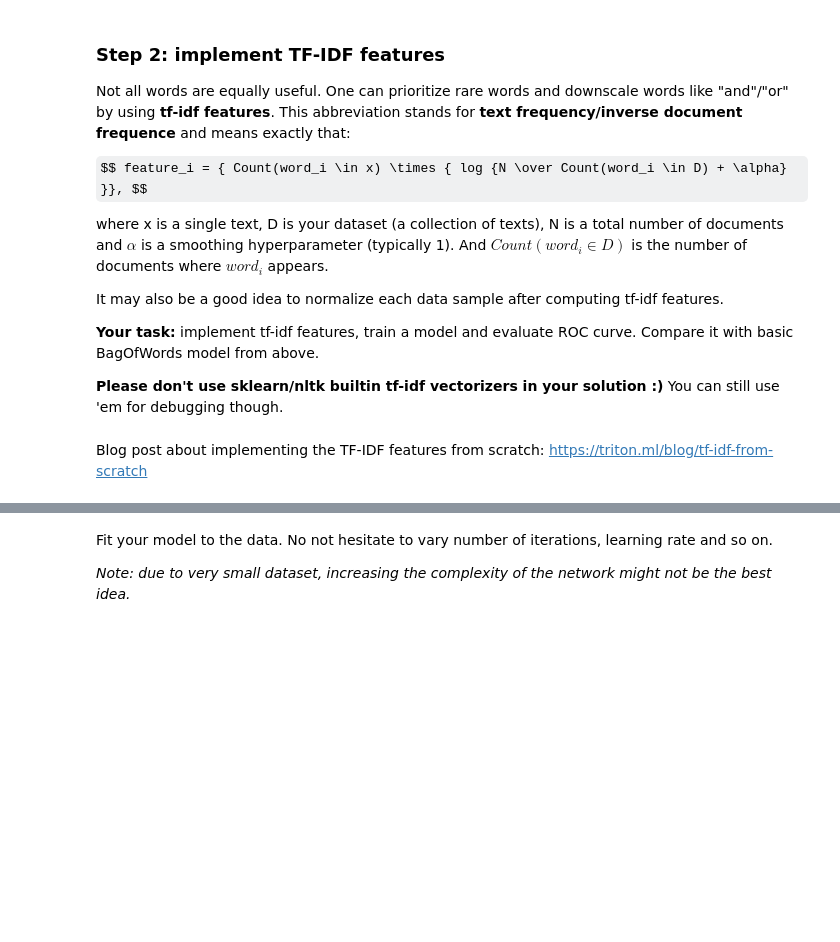
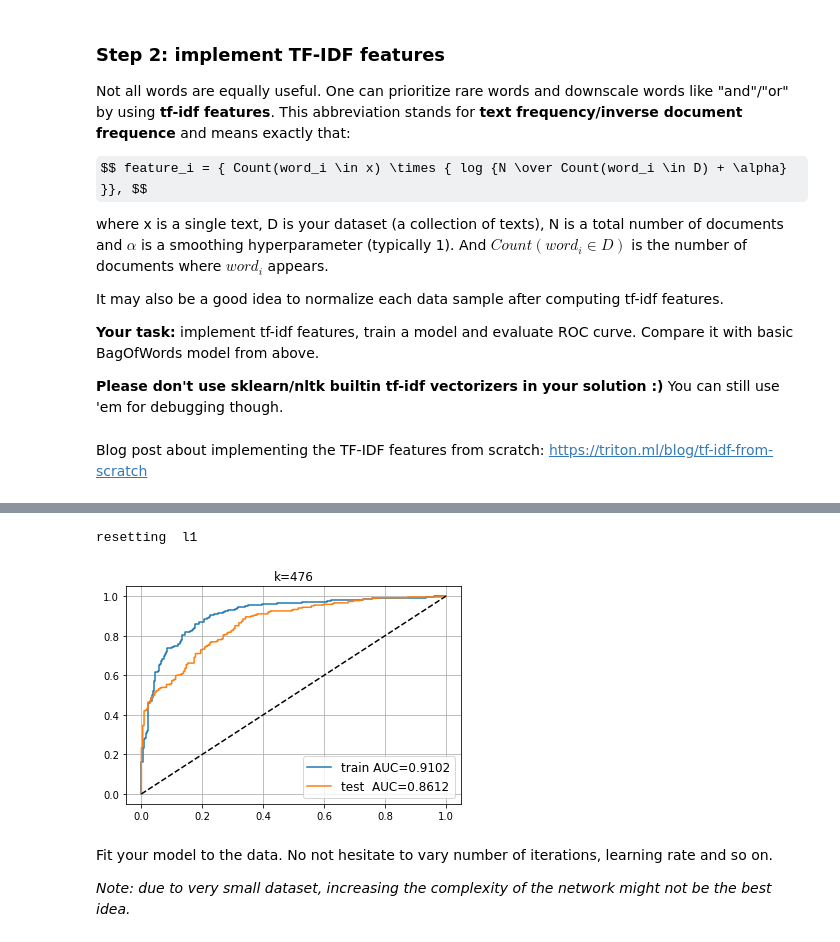
Before and after one commit to voiteshonok/made_nlp_course, a Jupyter notebook: homeworks/homework01_word_vectors/homework01_texts.ipynb, the cells around one changed output, grey strips where cells are left out. Drawn from its saved outputs; the diff is of its cells as text; code cells hidden in the pictures; some formulas as TeX source; blank space fills up the shorter version.

Commit message:
second step done

```diff
--- a/homeworks/homework01_word_vectors/homework01_texts.ipynb
+++ b/homeworks/homework01_word_vectors/homework01_texts.ipynb
@@ -365,0 +367,2 @@ y_test_torch = ### YOUR CODE HERE
+# %%
+doc_count = get_doc_count(bow_vocabulary, texts)
@@ -366,3 +396,49 @@ y_test_torch = ### YOUR CODE HERE
+# %%
+model = nn.Sequential()
+
+model.add_module('l1',
+                 nn.Linear(len(doc_count), 2))
+
+loss_function = nn.CrossEntropyLoss()
+
+opt = torch.optim.Adam(model.parameters())
+lr_scheduler = StepLR(opt, step_size=5)
+
+#train_model(model, opt, lr_scheduler, X_train_bow_torch, y_train_torch, X_test_bow_torch, y_test_torch)
+# %%
+X_train_tfidf_torch = torch.Tensor(train_tfidfVector)
+X_test_tfidf_torch = torch.Tensor(test_tfidfVector)
+
+y_train_torch = torch.Tensor(y_train).type(torch.LongTensor)
+y_test_torch = torch.Tensor(y_test).type(torch.LongTensor)
+# %%
+train_model(
+    model,
+    opt,
+    lr_scheduler,
+    X_train_tfidf_torch,
+    y_train_torch,
+    X_test_tfidf_torch,
+    y_test_torch,
+    show_plots=False
+)
+
+for name, X, y, model in [
+    ('train', X_train_tfidf_torch, y_train, model),
+    ('test ', X_test_tfidf_torch, y_test, model)
+]:
+    proba = model(X).detach().cpu().numpy()[:, 1]
+    auc = roc_auc_score(y, proba)
+    plt.plot(*roc_curve(y, proba)[:2], label='%s AUC=%.4f' % (name, auc))
+
+plt.plot([0, 1], [0, 1], '--', color='black',)
+plt.title(f'k={len(doc_count)}')
+plt.legend(fontsize='large')
+plt.grid()
+plt.show()
+# %% [output]
+resetting  l1
+[figure, added]
 # %% [markdown]
 Fit your model to the data. No not hesitate to vary number of iterations, learning rate and so on.
 
```
Also changed, not shown: parts of 14 cells of this notebook.
